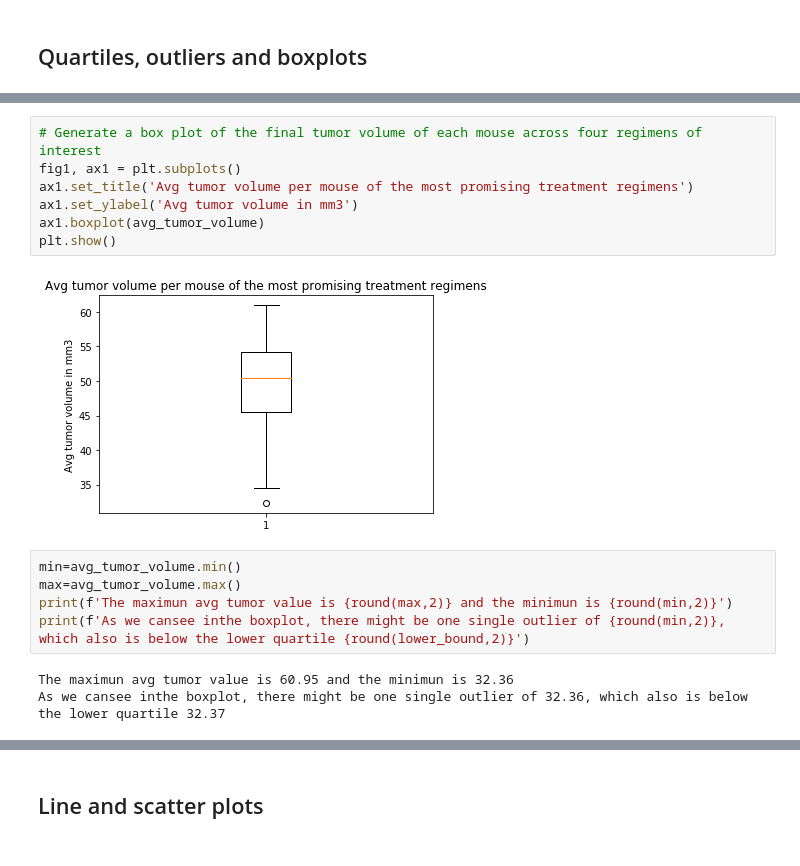
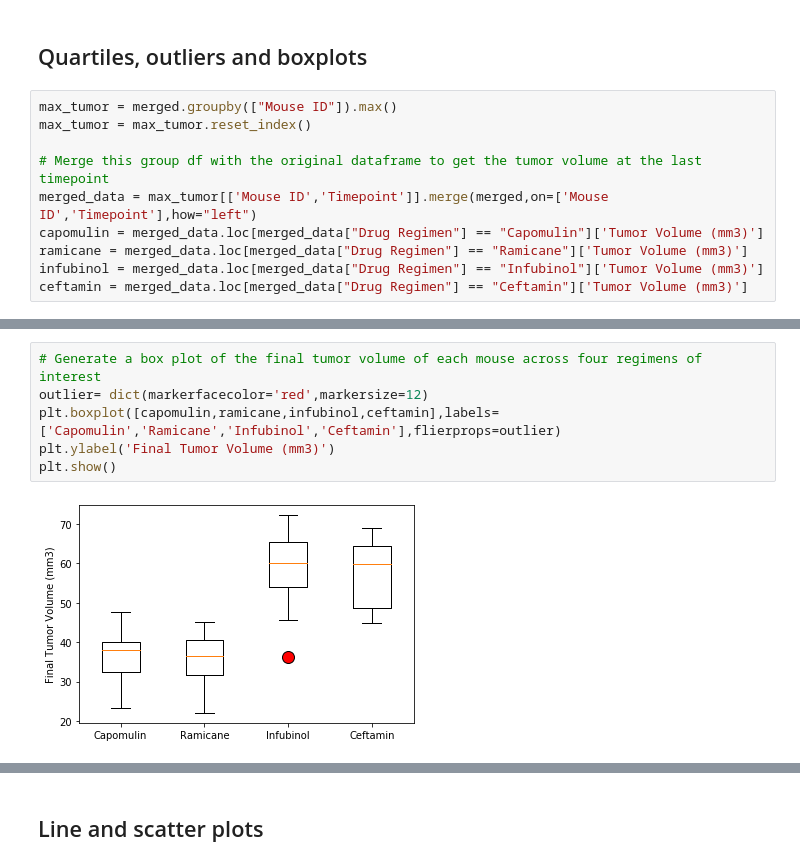
Before and after one commit to paulaurteaga/matplotlib, a Jupyter notebook: pymaceuticals_starter.ipynb, the cells around one changed output, grey strips where cells are left out. Drawn from its saved outputs; the diff is of its cells as text.

```diff
--- a/pymaceuticals_starter.ipynb
+++ b/pymaceuticals_starter.ipynb
@@ -104,2 +104,12 @@ plt.legend(count.index, loc='lower right')
 # %% [markdown]
 ## Quartiles, outliers and boxplots
+# %%
+max_tumor = merged.groupby(["Mouse ID"]).max()
+max_tumor = max_tumor.reset_index()
+
+# Merge this group df with the original dataframe to get the tumor volume at the last timepoint
+merged_data = max_tumor[['Mouse ID','Timepoint']].merge(merged,on=['Mouse ID','Timepoint'],how="left")
+capomulin = merged_data.loc[merged_data["Drug Regimen"] == "Capomulin"]['Tumor Volume (mm3)']
+ramicane = merged_data.loc[merged_data["Drug Regimen"] == "Ramicane"]['Tumor Volume (mm3)']
+infubinol = merged_data.loc[merged_data["Drug Regimen"] == "Infubinol"]['Tumor Volume (mm3)']
+ceftamin = merged_data.loc[merged_data["Drug Regimen"] == "Ceftamin"]['Tumor Volume (mm3)']
@@ -131,17 +219,8 @@ Values above 67.29 could be outliers.
 # %%
 # Generate a box plot of the final tumor volume of each mouse across four regimens of interest
-fig1, ax1 = plt.subplots()
-ax1.set_title('Avg tumor volume per mouse of the most promising treatment regimens')
-ax1.set_ylabel('Avg tumor volume in mm3')
-ax1.boxplot(avg_tumor_volume)
+outlier= dict(markerfacecolor='red',markersize=12)
+plt.boxplot([capomulin,ramicane,infubinol,ceftamin],labels=['Capomulin','Ramicane','Infubinol','Ceftamin'],flierprops=outlier)
+plt.ylabel('Final Tumor Volume (mm3)')
 plt.show()
 # %% [output]
-[figure, old version]
+[figure, new version]
-# %%
-min=avg_tumor_volume.min()
-max=avg_tumor_volume.max()
-print(f'The maximun avg tumor value is {round(max,2)} and the minimun is {round(min,2)}')
-print(f'As we cansee inthe boxplot, there might be one single outlier of {round(min,2)}, which also is below the lower quartile {round(lower_bound,2)}')
-# %% [output]
-The maximun avg tumor value is 60.95 and the minimun is 32.36
-As we cansee inthe boxplot, there might be one single outlier of 32.36, which also is below the lower quartile 32.37
```
Also changed, not shown: parts of 9 cells of this notebook.
